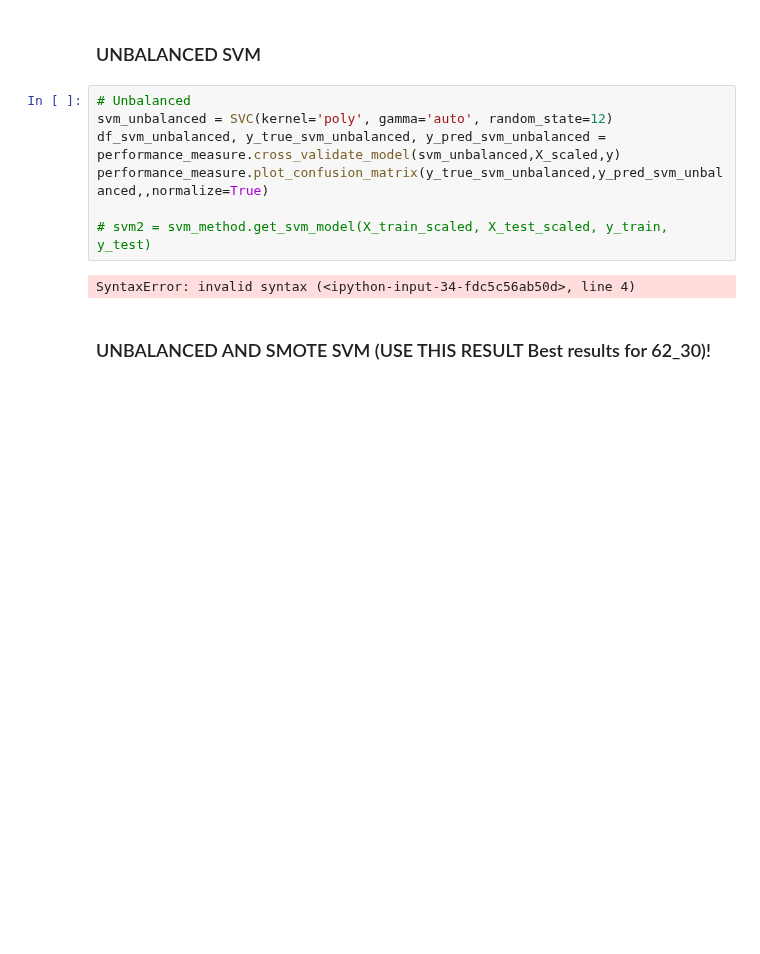
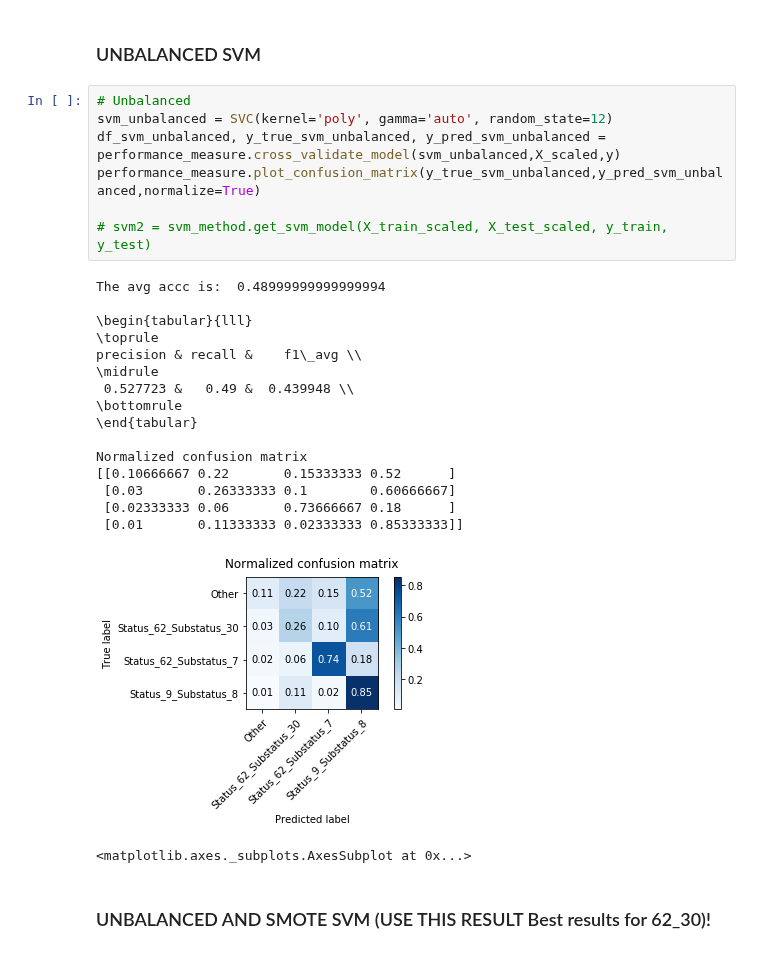
Before and after one commit to StianIsmar/project-thesis, a Jupyter notebook: TE/models/run_models_stian.ipynb, the cells around one changed output. Cells and saved outputs as stored; diff of their text form; blank space fills up the shorter version.

```diff
--- a/TE/models/run_models_stian.ipynb
+++ b/TE/models/run_models_stian.ipynb
@@ -267,12 +268,28 @@ Normalized confusion matrix
 # %%
 # Unbalanced
 svm_unbalanced = SVC(kernel='poly', gamma='auto', random_state=12)
 df_svm_unbalanced, y_true_svm_unbalanced, y_pred_svm_unbalanced = performance_measure.cross_validate_model(svm_unbalanced,X_scaled,y)
-performance_measure.plot_confusion_matrix(y_true_svm_unbalanced,y_pred_svm_unbalanced,,normalize=True)
+performance_measure.plot_confusion_matrix(y_true_svm_unbalanced,y_pred_svm_unbalanced,normalize=True)
 
 # svm2 = svm_method.get_svm_model(X_train_scaled, X_test_scaled, y_train, y_test)
 # %% [output]
-SyntaxError: invalid syntax (<ipython-input-34-fdc5c56ab50d>, line 4)
+The avg accc is:  0.48999999999999994
+
+\begin{tabular}{lll}
+\toprule
+precision & recall &    f1\_avg \\
+\midrule
+ 0.527723 &   0.49 &  0.439948 \\
+\bottomrule
+\end{tabular}
+
+Normalized confusion matrix
+[[0.10666667 0.22       0.15333333 0.52      ]
+ [0.03       0.26333333 0.1        0.60666667]
+ [0.02333333 0.06       0.73666667 0.18      ]
+ [0.01       0.11333333 0.02333333 0.85333333]]
+[figure, added]
+<matplotlib.axes._subplots.AxesSubplot at 0x...>
 # %% [markdown]
 ### UNBALANCED AND SMOTE SVM (USE THIS RESULT Best results for 62_30)!
 # %%
```
Also changed, not shown: parts of 25 cells of this notebook.
